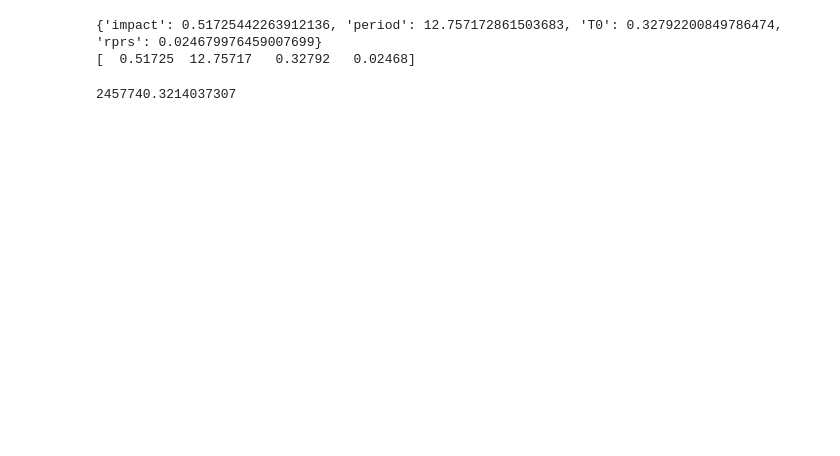
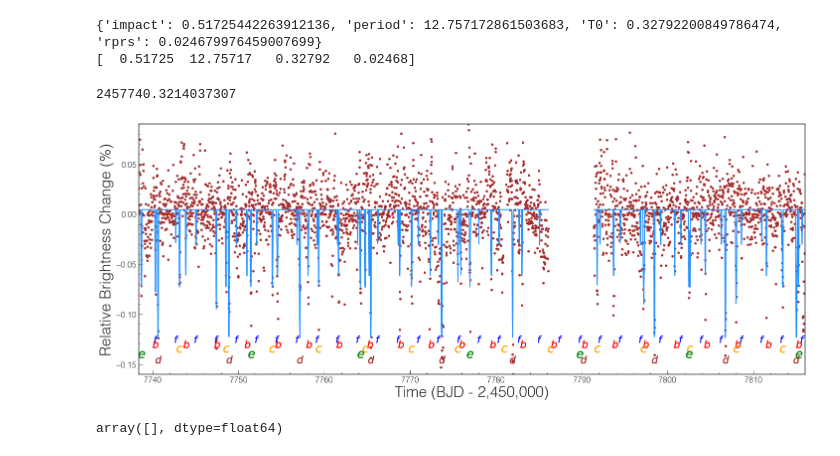
Before and after one commit to mrtommyb/nothinginteresting, a Jupyter notebook: EE1/Untitled.ipynb, the cells around one changed output. Saved outputs shown, nothing was run; the diff lists cells and outputs as text; code cells hidden in the pictures; blank space fills up the shorter version.

```diff
--- a/EE1/Untitled.ipynb
+++ b/EE1/Untitled.ipynb
@@ -273,3 +277,45 @@ print(np.round(np.array([fitT.fitresultplanets['pnum3'][x] for x in fitT.fitresu
 1.9445967306443288+time0
 # %% [output]
 2457740.3214037307
+# %%
+fig, ax2 = plt.subplots(1, 1, figsize=[20,8])
+t1 = time-time0
+
+t2 = time - 2450000
+
+ax2.scatter(t2,100*(flux-1.0), color='brown',s=20)
+ax2.plot(t2[t1<50], 100*(fitT.transitmodel[t1<50] ), color='dodgerblue', lw=2)
+ax2.plot(t2[t1>50], 100*(fitT.transitmodel[t1>50] ), color='dodgerblue', lw=2)
+
+p1 = np.arange(1.9444824+time0- 2450000, 3000+time0- 2450000, 3.57000)
+ax2.scatter(p1,np.zeros_like(p1)-0.13, color='red', marker=r"$ {} $".format('b'), s=250)
+
+p2 = np.arange(4.7796+time0- 2450000, 3000+time0- 2450000, 5.40496)
+ax2.scatter(p2,np.zeros_like(p2)-0.135, color='orange', marker=r"$ {} $".format('c'), s=200)
+
+p3 = np.arange(2.2700+time0- 2450000, 3000+time0- 2450000, 8.26140)
+ax2.scatter(p3,np.zeros_like(p3)-0.145, color='brown', marker=r"$ {} $".format('d'), s=250)
+
+p4 = np.arange(0.3273+time0- 2450000, 3000+time0- 2450000, 12.7572)
+ax2.scatter(p4,np.zeros_like(p4)-0.14, color='green', marker=r"$ {} $".format('e'), s=200)
+
+p5 = np.arange(2457773.3170- 2450000 - (2.35322*21), 3000+time0- 2450000, 2.35322)
+ax2.scatter(p5,np.zeros_like(p5)-0.125, color='blue', marker=r"$ {} $".format('f'), s=200)
+
+
+ax2.set_ylim([-0.16,0.09])
+ax2.set_xlim(np.min(t2), np.max(t2))
+
+ax2.set_xlabel('Time (BJD - 2,450,000)', fontsize=30)
+ax2.set_ylabel('Relative Brightness Change (%)', fontsize=30)
+# ax2.text(2907-2905.3, 2.2,'TRAPPIST-1', fontsize=40, color='dodgerblue')
+# ax2.text(2960-2905.3, 2.2,'NASA K2 Mission Data', fontsize=40, color='dodgerblue')
+ax2.minorticks_on()
+fig.tight_layout()
+fig.savefig('ee1-timeseries.png', dpi=200)
+# %% [output]
+[figure, added]
+# %%
+p1
+# %% [output]
+array([], dtype=float64)
```
Also changed, not shown: parts of 8 cells of this notebook, 3 other files.
